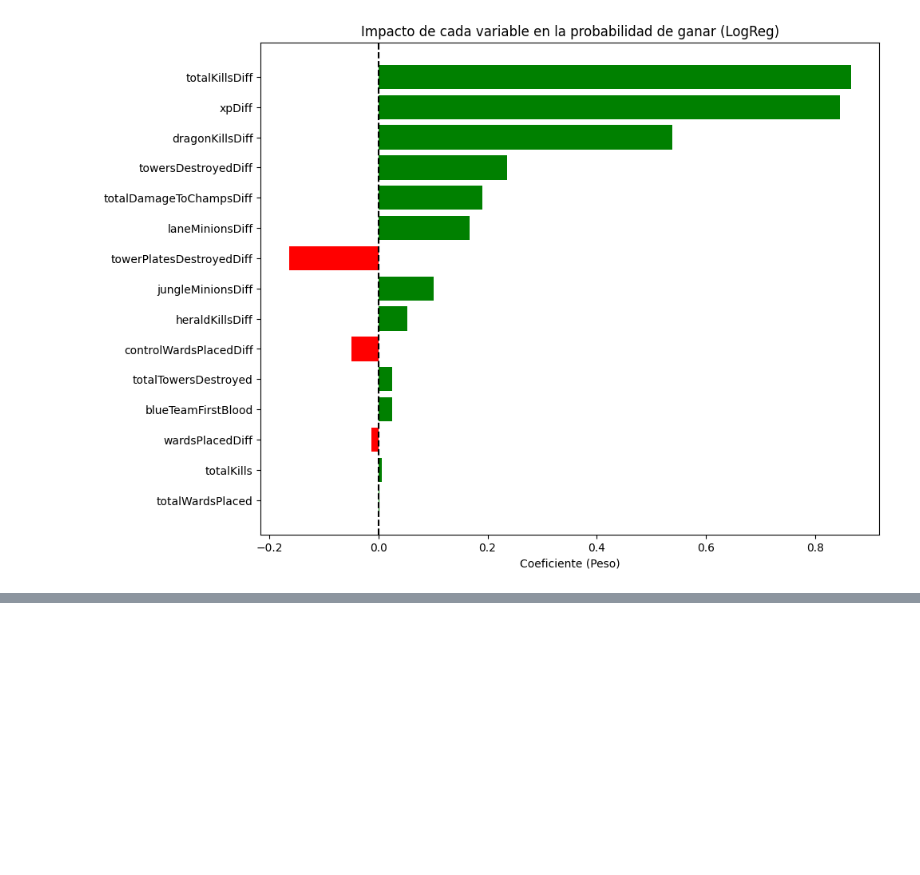
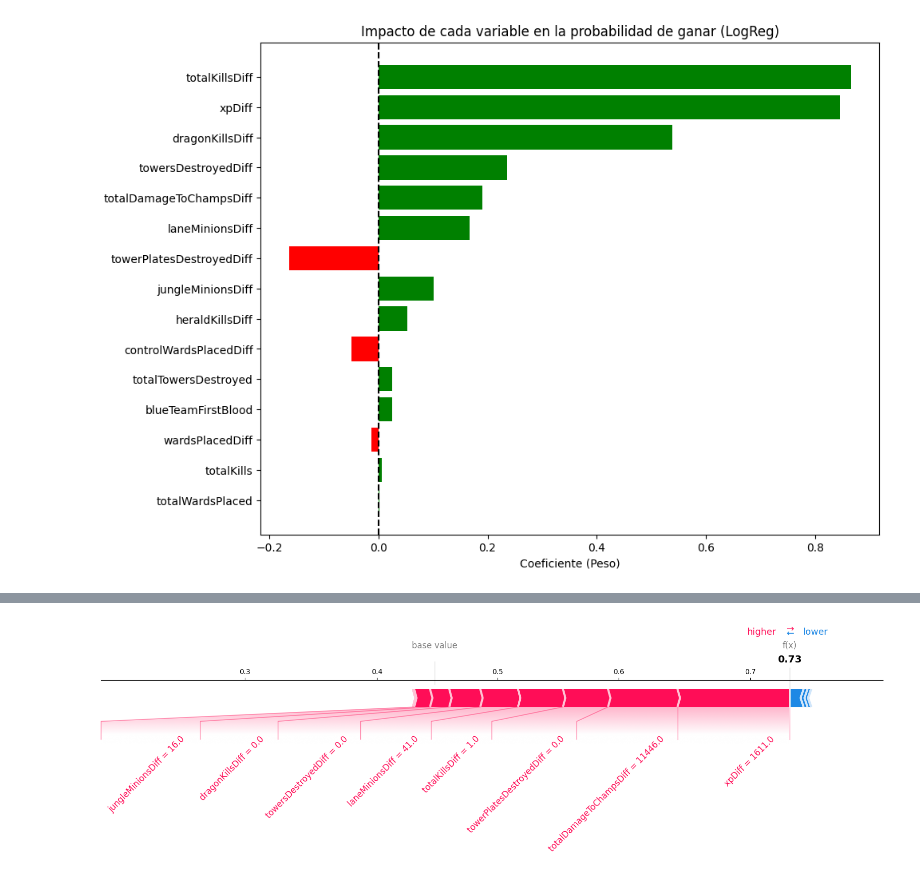
Before and after one commit to jnegrete2005/practica02_AA1, a Jupyter notebook: src/regresion.ipynb, the cells around one changed output, grey strips where cells are left out. Saved outputs shown, nothing was run; the diff lists cells and outputs as text; code cells hidden in the pictures; blank space fills up the shorter version.

```diff
--- a/src/regresion.ipynb
+++ b/src/regresion.ipynb
@@ -183,0 +184,33 @@ Reporte de Clasificación:
+# %%
+import shap
+
+# 1. Extraer las piezas del Pipeline
+scaler: RobustScaler = best_model.named_steps['scaler']
+model_logreg = best_model.named_steps['logreg']
+
+# 2. Preparar los datos CORRECTOS (Escalados) para el Explainer
+# Tomamos la muestra cruda y la escalamos
+sample_data_raw = shap.sample(X_test, 50, random_state=0)
+sample_data_scaled = scaler.transform(sample_data_raw)
+
+# Tomamos la instancia cruda y la escalamos
+instance_raw = X_test.iloc[[0]]  # DataFrame (crudo)
+instance_scaled = scaler.transform(instance_raw)  # Numpy Array (escalado)
+
+# 3. Crear el Explainer con datos ESCALADOS
+# Ahora el modelo recibe lo que espera (números pequeños)
+explainer = shap.LinearExplainer(model_logreg, sample_data_scaled)
+
+# 4. Calcular SHAP values sobre la instancia ESCALADA
+shap_values = explainer.shap_values(instance_scaled)
+
+shap.initjs()
+shap.force_plot(
+    explainer.expected_value,
+    shap_values[0],
+    instance_raw.iloc[0],
+    matplotlib=True,
+    text_rotation=45,
+    link="logit"
+)
+# %% [output]
@@ -183,0 +218 @@ Reporte de Clasificación:
+[figure, added]
```
Also changed, not shown: parts of 7 cells of this notebook, 2 other files.
